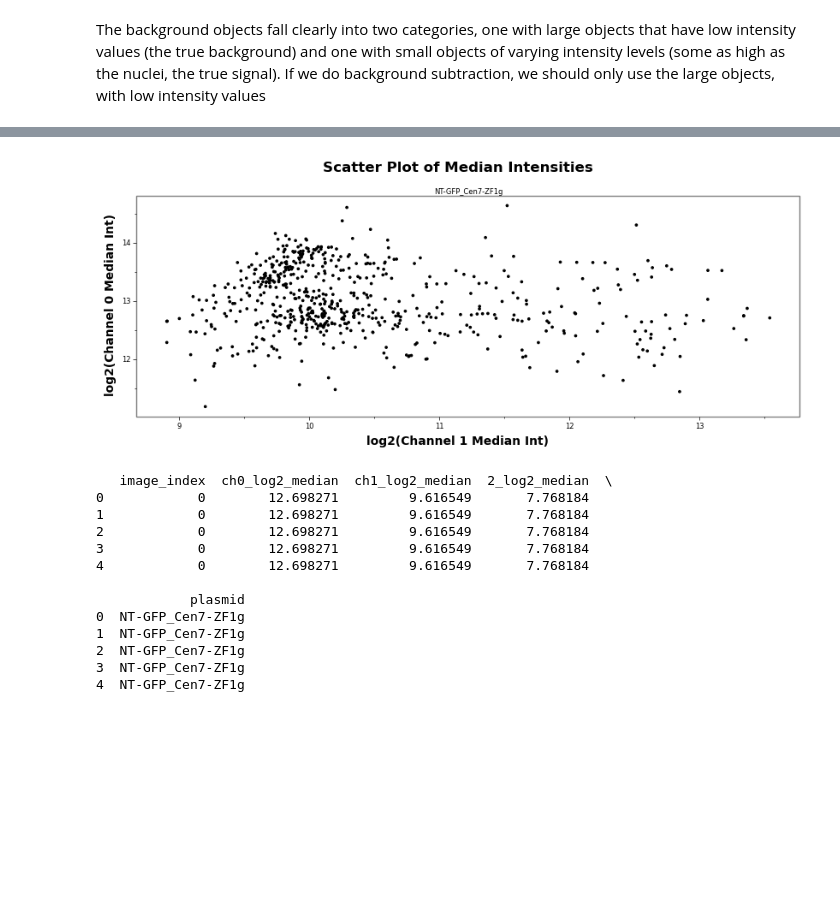
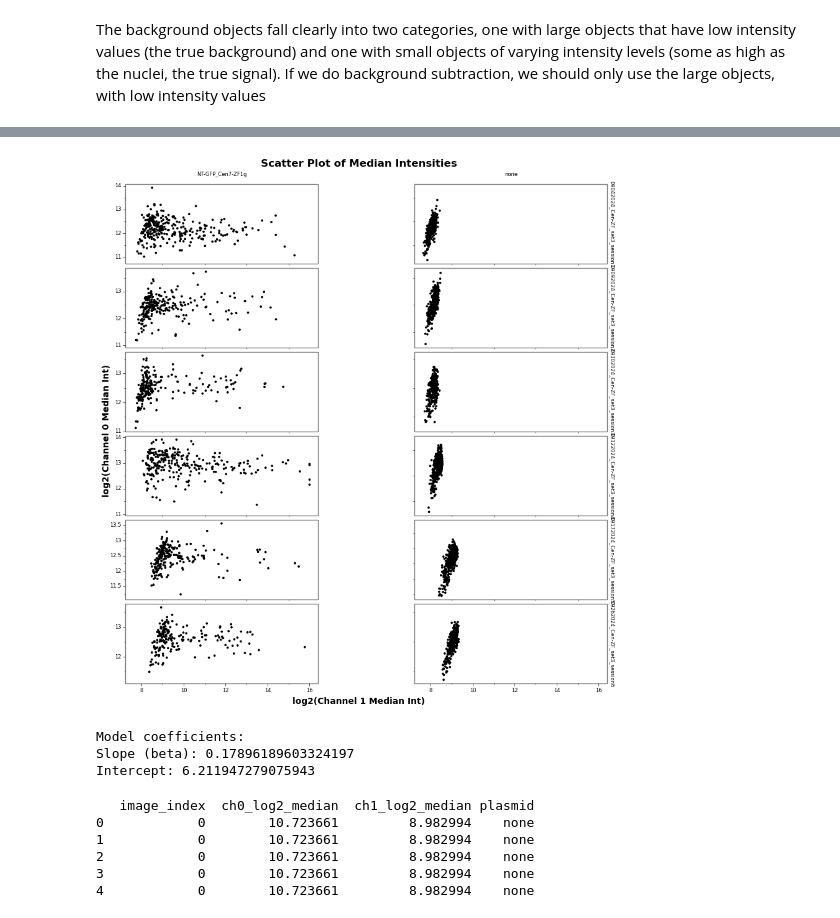
Before and after one commit to timotheelionnet/python_image-analysis, a Jupyter notebook: notebooks/img-explorer.ipynb, the cells around one changed output, grey strips where cells are left out. Saved outputs shown, nothing was run; the diff lists cells and outputs as text; code cells hidden in the pictures; blank space fills up the shorter version.

```diff
--- a/notebooks/img-explorer.ipynb
+++ b/notebooks/img-explorer.ipynb
@@ -26,7 +26,7 @@ logging.basicConfig(level=logging.INFO, format='%(asctime)s - %(levelname)s - %(
 
 # Define the location of the file to read
 parent_directory = "/Users/nestor/Documents/NYU-ISG/microscope-data" # modify if needed
-experiment = "03182024_IF-FISH_test2" # this will be changed for each experiment
+experiment = "Cen7-ZF1g_pooled" # this will be changed for each experiment
 
 # Read in the experimental groups reference file
 exp_groups = pd.read_csv(os.path.join(parent_directory, experiment, "experimental-groups.csv"))
@@ -787,3 +798,5 @@ Metrics for Image 5, (03182024_IF-FISH_fullFinn_1_MMStack_Pos1_MIP), ROI 9, Chan
+# %%
+exp_groups = pd.read_csv(os.path.join(parent_directory, experiment, "experimental-groups.csv"))
 # %%
 # CHUNK 7
 # Combine the metrics_df data frame with the metadata contained in exp_groups,
@@ -830,14 +843,14 @@ x_label = "Median Intensity"
 # Calculate the log2 of the chosen metric
 combined_df['log2_median'] = np.log2(combined_df[my_metric] + 1)  # Adding 1 to avoid log2(0)
 
-# Pivot the combined ddata frame to wide format, separating each channel into one variable
+# Pivot the combined data frame to wide format, separating each channel into one variable
 
 # Extract a subset of columns into a new data frame
-wide_df = combined_df[['image_index', 'filename', 'plasmid', 'experiment', 'ROI_index', 'channel', 'log2_median']]
+wide_df = combined_df[['image_index', 'filename', 'plasmid', 'experiment_folder', 'ROI_index', 'channel', 'log2_median']]
 
 # Pivot wide_df to get separate columns for each channel's log2_median
 wide_df = wide_df.pivot_table(
-    index = ['image_index', 'filename', 'plasmid', 'experiment', 'ROI_index'],  # Indices to group by
+    index = ['image_index', 'filename', 'plasmid', 'experiment_folder', 'ROI_index'],  # Indices to group by
     columns = 'channel',  # Column to pivot
     values = 'log2_median',  # Values to fill with
     aggfunc = 'first'  # Using 'first' assuming each group-channel combo has a unique entry
@@ -901,35 +914,35 @@ plot = (
               mapping = p9.aes(x = 'ch1_log2_median',
                                y = 'ch0_log2_median')) +  # Set aesthetic mappings
     p9.geom_point(size = 0.5) +  # Add points for scatter plot
     p9.labs(
         title = 'Scatter Plot of Median Intensities',
         x = 'log2(Channel 1 Median Int)',
         y = 'log2(Channel 0 Median Int)'
     ) +
-    p9.facet_wrap(' ~ plasmid', scales = 'free_y', ncol = 3) +  # Create separate plots for each channel
+    p9.facet_grid('experiment_folder ~ plasmid', scales = 'free_y') +  # Create separate plots for each channel
     p9.theme_bw() +  # Use a clean theme
     p9.theme(
         figure_size = (10, 6),  # Set the size of the plot
         aspect_ratio = 1/3,
         subplots_adjust = {'wspace': 0.50},  # Adjust space between plots
         panel_grid = p9.element_blank(),  # Hide grid lines
         legend_position = 'none',  # Hide legend if desired
         plot_background = p9.element_rect(fill='white'),  # Set background to white
         axis_ticks = p9.element_line(color = 'black', linewidth = 0.5),
         plot_title = p9.element_text(size = 12, color = 'black', face = 'bold'),
         axis_text = p9.element_text(size = 6, color = 'black'),
         axis_title = p9.element_text(size = 10, color = 'black', face = 'bold'),
         legend_text = p9.element_text(size = 6, color = 'black'),
         legend_title = p9.element_text(size = 10, color = 'black', face = 'bold'),
         strip_text = p9.element_text(size = 6, color = 'black'),
         strip_background = p9.element_blank()
     )
 )
 
 # Print the plot
 print(plot)
 # %% [output]
-[figure, old version]
+[figure, new version]
 # %%
 # CHUNK 8
 # Correct Channel 1 values
@@ -970,6 +983,10 @@ cor_max = wide_df['cor_ch1_log2_median'].max()
 
 # Rescale the corrected values to the original range
 wide_df['cor_ch1_log2_median'] = (wide_df['cor_ch1_log2_median'] - cor_min) / (cor_max - cor_min) * (or_max - or_min) + or_min
+# %% [output]
+Model coefficients:
+Slope (beta): 0.17896189603324197
+Intercept: 6.211947279075943
 # %%
 # Make a wide_bk_df data frame from bk_df
 
@@ -998,19 +1015,12 @@ wide_bk_df = pd.merge(wide_bk_df, wide_df[['image_index', 'plasmid']], on = "ima
 # %%
 print(wide_bk_df.head())
 # %% [output]
-   image_index  ch0_log2_median  ch1_log2_median  2_log2_median  \
-0            0        12.698271         9.616549       7.768184
-1            0        12.698271         9.616549       7.768184
-2            0        12.698271         9.616549       7.768184
-3            0        12.698271         9.616549       7.768184
-4            0        12.698271         9.616549       7.768184
-
-            plasmid
-0  NT-GFP_Cen7-ZF1g
-1  NT-GFP_Cen7-ZF1g
-2  NT-GFP_Cen7-ZF1g
-3  NT-GFP_Cen7-ZF1g
-4  NT-GFP_Cen7-ZF1g
+   image_index  ch0_log2_median  ch1_log2_median plasmid
+0            0        10.723661         8.982994    none
+1            0        10.723661         8.982994    none
+2            0        10.723661         8.982994    none
+3            0        10.723661         8.982994    none
+4            0        10.723661         8.982994    none
 # %%
 # Make the same scatterplot as above, using the corrected data
 plot = (
```
Also changed, not shown: parts of 27 cells of this notebook, 1 other file.
